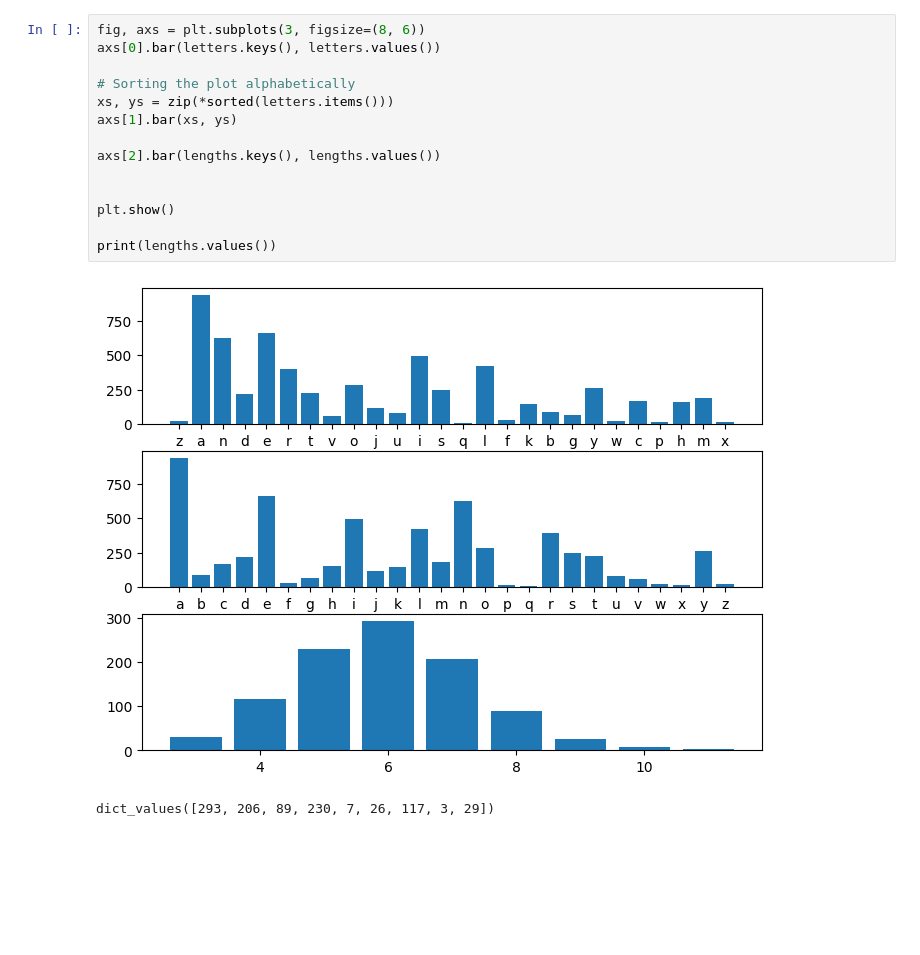
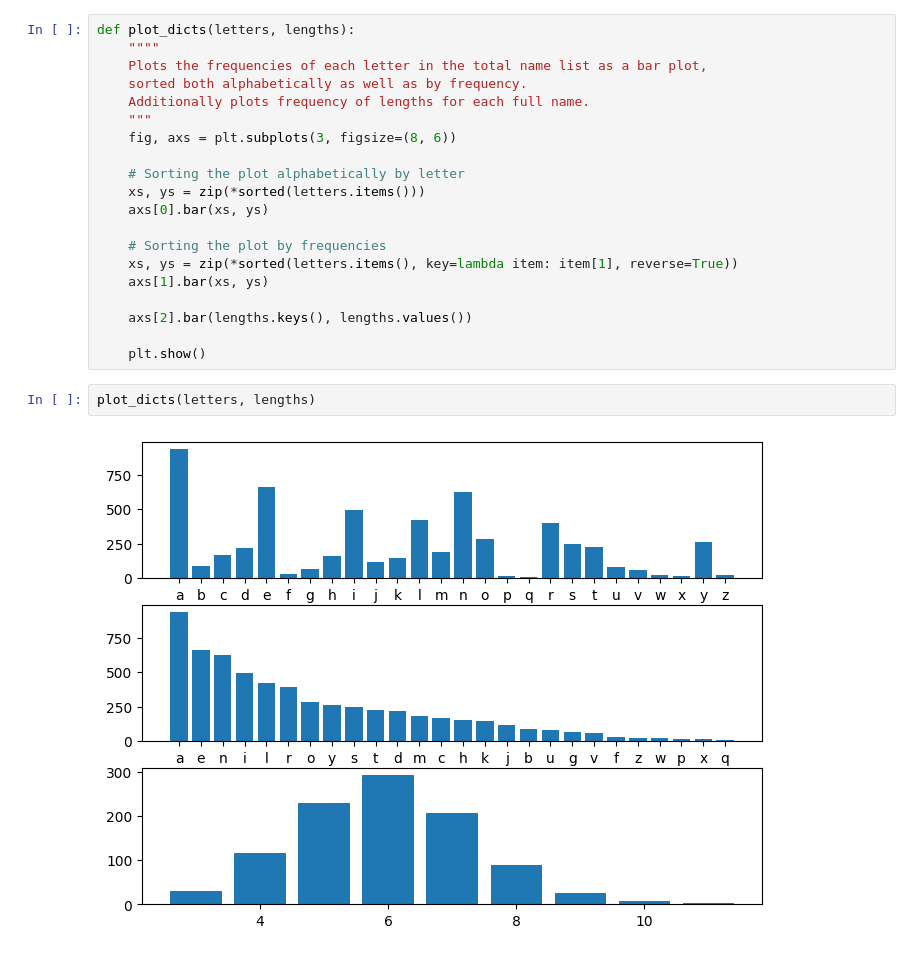
Before and after one commit to VLaugesen/Week-2, a Jupyter notebook: Delopgave-1/navneliste.ipynb, the cells around one changed output. Saved outputs shown, nothing was run; the diff lists cells and outputs as text; blank space fills up the shorter version.

```diff
--- a/Delopgave-1/navneliste.ipynb
+++ b/Delopgave-1/navneliste.ipynb
@@ -29,17 +59,24 @@ Sorted by length: ['lea', 'mya', 'ben', 'sam', 'noa', 'dan', 'mia', 'noe', 'ivy'
+# %%
+def plot_dicts(letters, lengths):
+    """"
+    Plots the frequencies of each letter in the total name list as a bar plot,
+    sorted both alphabetically as well as by frequency.
+    Additionally plots frequency of lengths for each full name.
+    """
+    fig, axs = plt.subplots(3, figsize=(8, 6))
+
+    # Sorting the plot alphabetically by letter
+    xs, ys = zip(*sorted(letters.items()))
+    axs[0].bar(xs, ys)
+
+    # Sorting the plot by frequencies
+    xs, ys = zip(*sorted(letters.items(), key=lambda item: item[1], reverse=True))
+    axs[1].bar(xs, ys)
+
+    axs[2].bar(lengths.keys(), lengths.values())
+
+    plt.show()
 # %%
-fig, axs = plt.subplots(3, figsize=(8, 6))
-axs[0].bar(letters.keys(), letters.values())
-
-# Sorting the plot alphabetically
-xs, ys = zip(*sorted(letters.items()))
-axs[1].bar(xs, ys)
-
-axs[2].bar(lengths.keys(), lengths.values())
-
-
-plt.show()
-
-print(lengths.values())
+plot_dicts(letters, lengths)
 # %% [output]
-[figure, old version]
+[figure, new version]
-dict_values([293, 206, 89, 230, 7, 26, 117, 3, 29])
```
Also changed, not shown: parts of 5 cells of this notebook, 9 other files.
